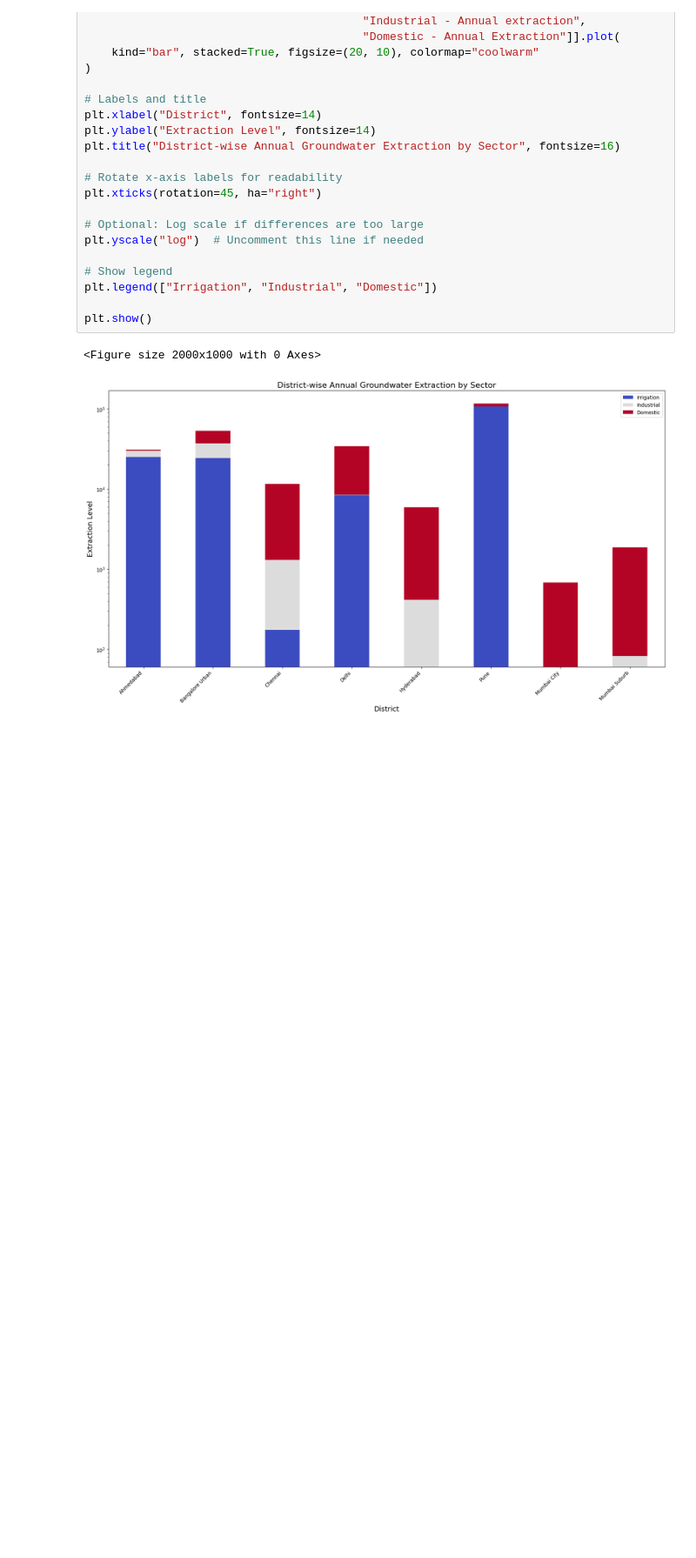
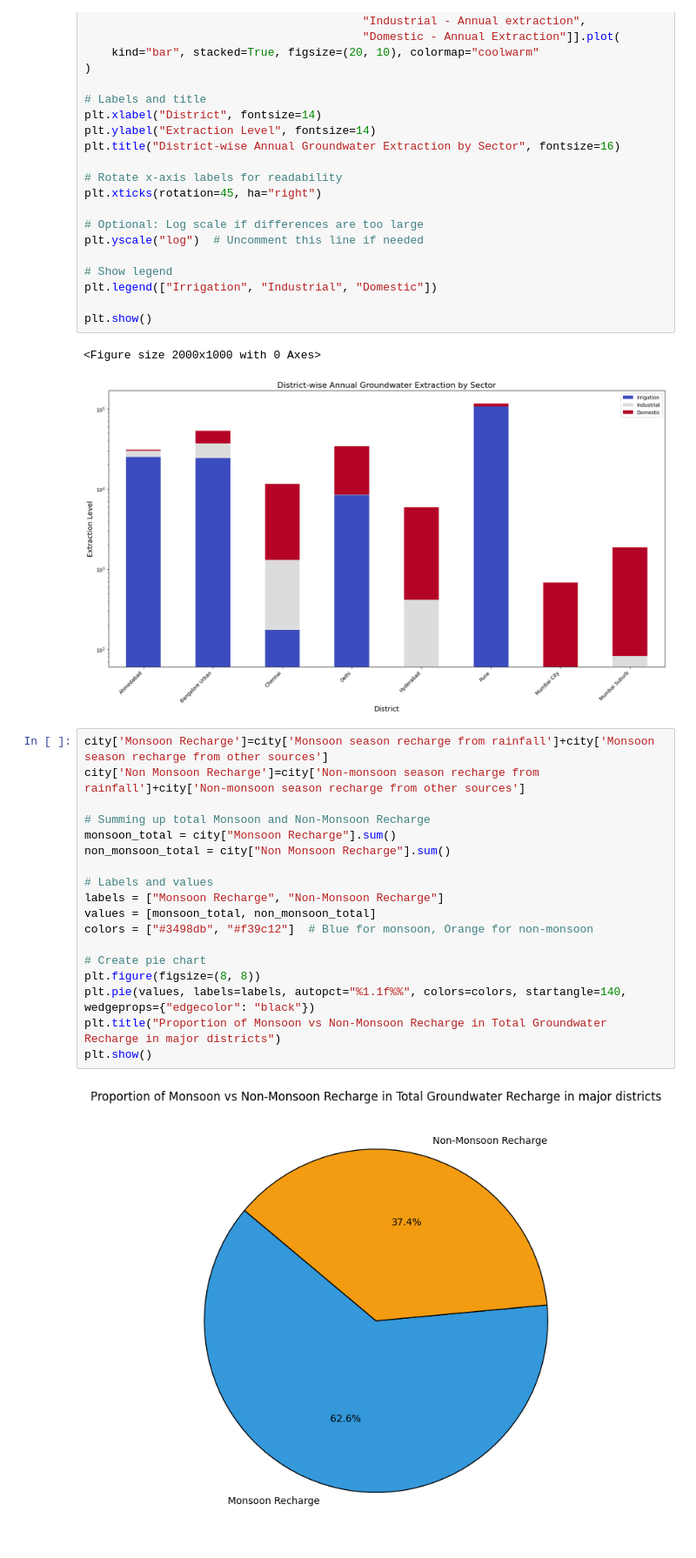
Before and after one commit to SaiAllada24/Groundwater-Analysis, a Jupyter notebook: State_and_District_Groundwater_Analysis.ipynb, the cells around one changed output. Shown: that part at 87% size. Drawn from its saved outputs; the diff is of its cells as text; blank space fills up the shorter version.

```diff
--- a/State_and_District_Groundwater_Analysis.ipynb
+++ b/State_and_District_Groundwater_Analysis.ipynb
@@ -194,3 +214,23 @@ plt.show()
 # %% [output]
 <Figure size 2000x1000 with 0 Axes>
 [figure]
+# %%
+city['Monsoon Recharge']=city['Monsoon season recharge from rainfall']+city['Monsoon season recharge from other sources']
+city['Non Monsoon Recharge']=city['Non-monsoon season recharge from rainfall']+city['Non-monsoon season recharge from other sources']
+
+# Summing up total Monsoon and Non-Monsoon Recharge
+monsoon_total = city["Monsoon Recharge"].sum()
+non_monsoon_total = city["Non Monsoon Recharge"].sum()
+
+# Labels and values
+labels = ["Monsoon Recharge", "Non-Monsoon Recharge"]
+values = [monsoon_total, non_monsoon_total]
+colors = ["#3498db", "#f39c12"]  # Blue for monsoon, Orange for non-monsoon
+
+# Create pie chart
+plt.figure(figsize=(8, 8))
+plt.pie(values, labels=labels, autopct="%1.1f%%", colors=colors, startangle=140, wedgeprops={"edgecolor": "black"})
+plt.title("Proportion of Monsoon vs Non-Monsoon Recharge in Total Groundwater Recharge in major districts")
+plt.show()
+# %% [output]
+[figure, added]
```
Also changed, not shown: parts of 1 cell of this notebook.
